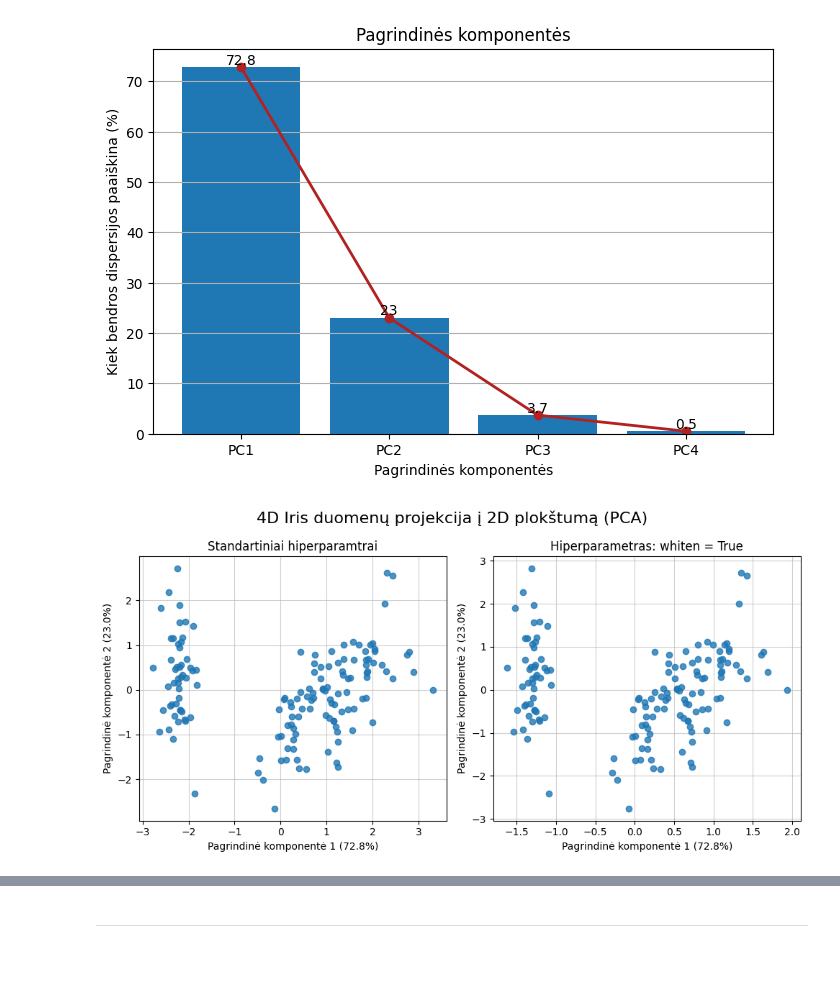
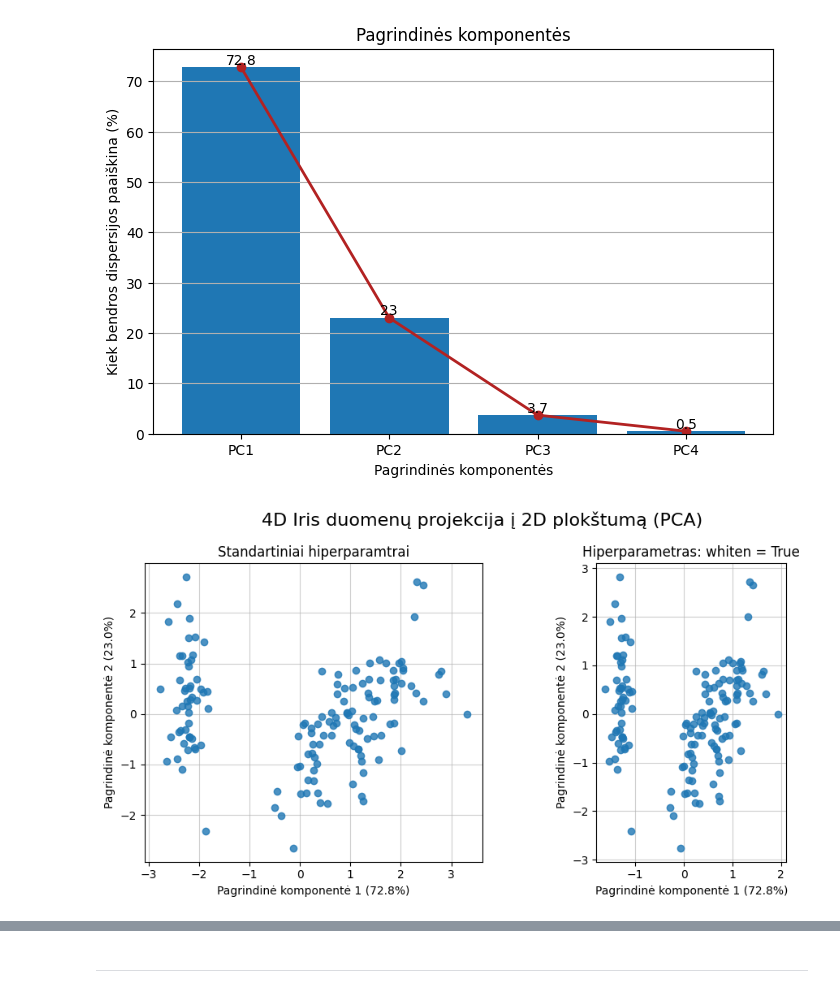
Before and after one commit to EvelinaDu/Papildomi_duomenu_vizualizavimo_skyriai, a Jupyter notebook: Algoritmas/kodas.ipynb, the cells around one changed output, grey strips where cells are left out. Cells and saved outputs as stored; diff of their text form; code cells hidden in the pictures; blank space fills up the shorter version.

Commit message:
Updated scatter plots

```diff
--- a/Algoritmas/kodas.ipynb
+++ b/Algoritmas/kodas.ipynb
@@ -178,25 +184,27 @@ variance_iris3_proc = np.round(variance_iris3 * 100, decimals = 1)
 # %%
 fig, (ax1, ax2) = plt.subplots(1, 2, figsize=(10,5))
 
 ax1.scatter(transformed_iris2[:, 0], transformed_iris2[:, 1], alpha=0.8)
 ax1.set_title("Standartiniai hiperparamtrai")
 ax1.set_xlabel(f"Pagrindinė komponentė 1 ({variance_iris2_proc[0]}%)")
 ax1.set_ylabel(f"Pagrindinė komponentė 2 ({variance_iris2_proc[1]}%)")
 ax1.grid(alpha=0.6)
+ax1.set_aspect('equal', adjustable='box')
 ax1.set_axisbelow(True)
 
 ax2.scatter(transformed_iris3[:, 0], transformed_iris3[:, 1], alpha=0.8)
 ax2.set_title("Hiperparametras: whiten = True")
 ax2.set_xlabel(f"Pagrindinė komponentė 1 ({variance_iris3_proc[0]}%)")
 ax2.set_ylabel(f"Pagrindinė komponentė 2 ({variance_iris3_proc[1]}%)")
 ax2.grid(alpha=0.6)
+ax2.set_aspect('equal', adjustable='box')
 ax2.set_axisbelow(True)
 
 plt.suptitle("4D Iris duomenų projekcija į 2D plokštumą (PCA)", fontsize=16)
 plt.tight_layout()
 plt.show()
 # %% [output]
-[figure, old version]
+[figure, new version]
 # %%
 pca_solvers(iris_scaled)
 # %% [output]
```
Also changed, not shown: parts of 7 cells of this notebook.
